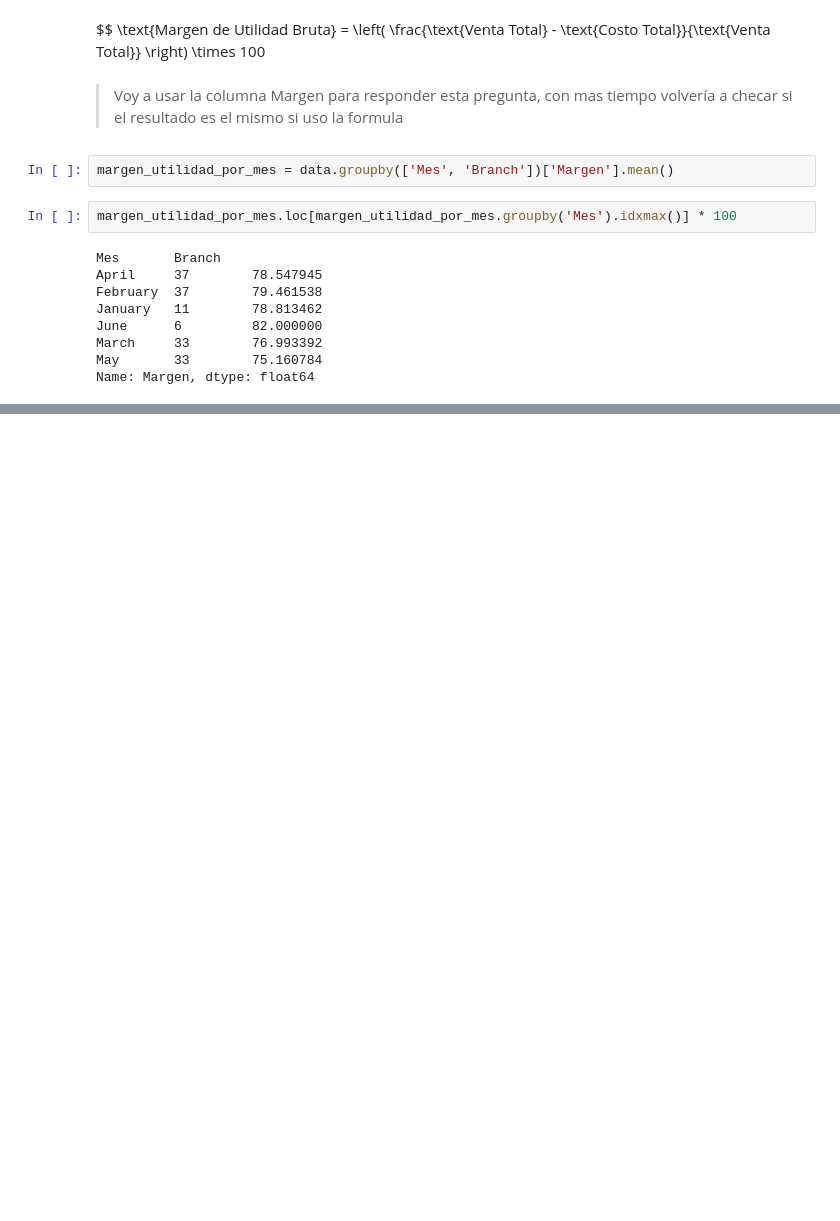
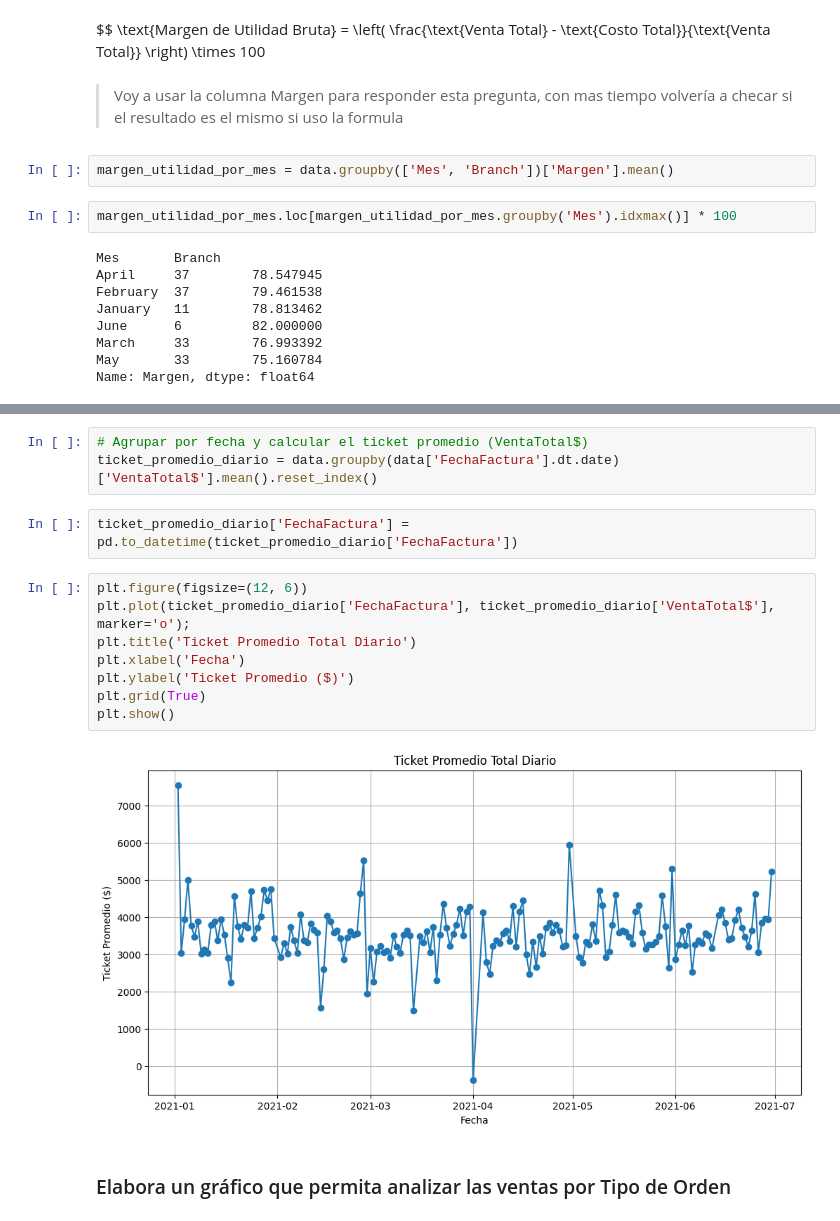
Before and after one commit to DRPproton/dealer_analysis, a Jupyter notebook: prueba.ipynb, the cells around one changed output, grey strips where cells are left out. Saved outputs shown, nothing was run; the diff lists cells and outputs as text; blank space fills up the shorter version.

```diff
--- a/prueba.ipynb
+++ b/prueba.ipynb
@@ -664,0 +683,17 @@ Name: Margen, dtype: float64
+# %%
+# Agrupar por fecha y calcular el ticket promedio (VentaTotal$)
+ticket_promedio_diario = data.groupby(data['FechaFactura'].dt.date)['VentaTotal$'].mean().reset_index()
+# %%
+ticket_promedio_diario['FechaFactura'] = pd.to_datetime(ticket_promedio_diario['FechaFactura'])
+# %%
+plt.figure(figsize=(12, 6))
+plt.plot(ticket_promedio_diario['FechaFactura'], ticket_promedio_diario['VentaTotal$'], marker='o');
+plt.title('Ticket Promedio Total Diario')
+plt.xlabel('Fecha')
+plt.ylabel('Ticket Promedio ($)')
+plt.grid(True)
+plt.show()
+# %% [output]
+[figure, added]
+# %% [markdown]
+### Elabora un gráfico que permita analizar las ventas por Tipo de Orden
```
Also changed, not shown: parts of 8 cells of this notebook.
